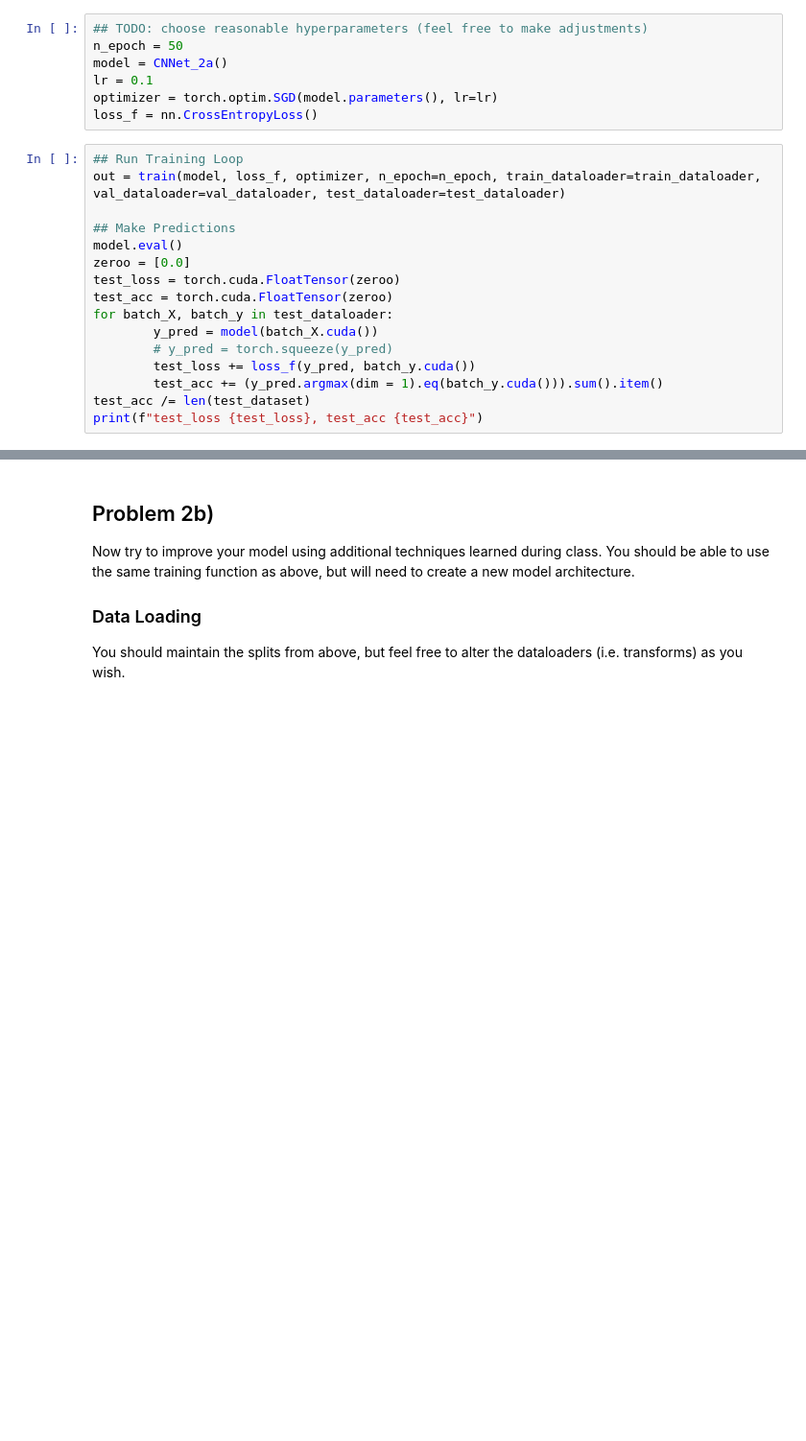
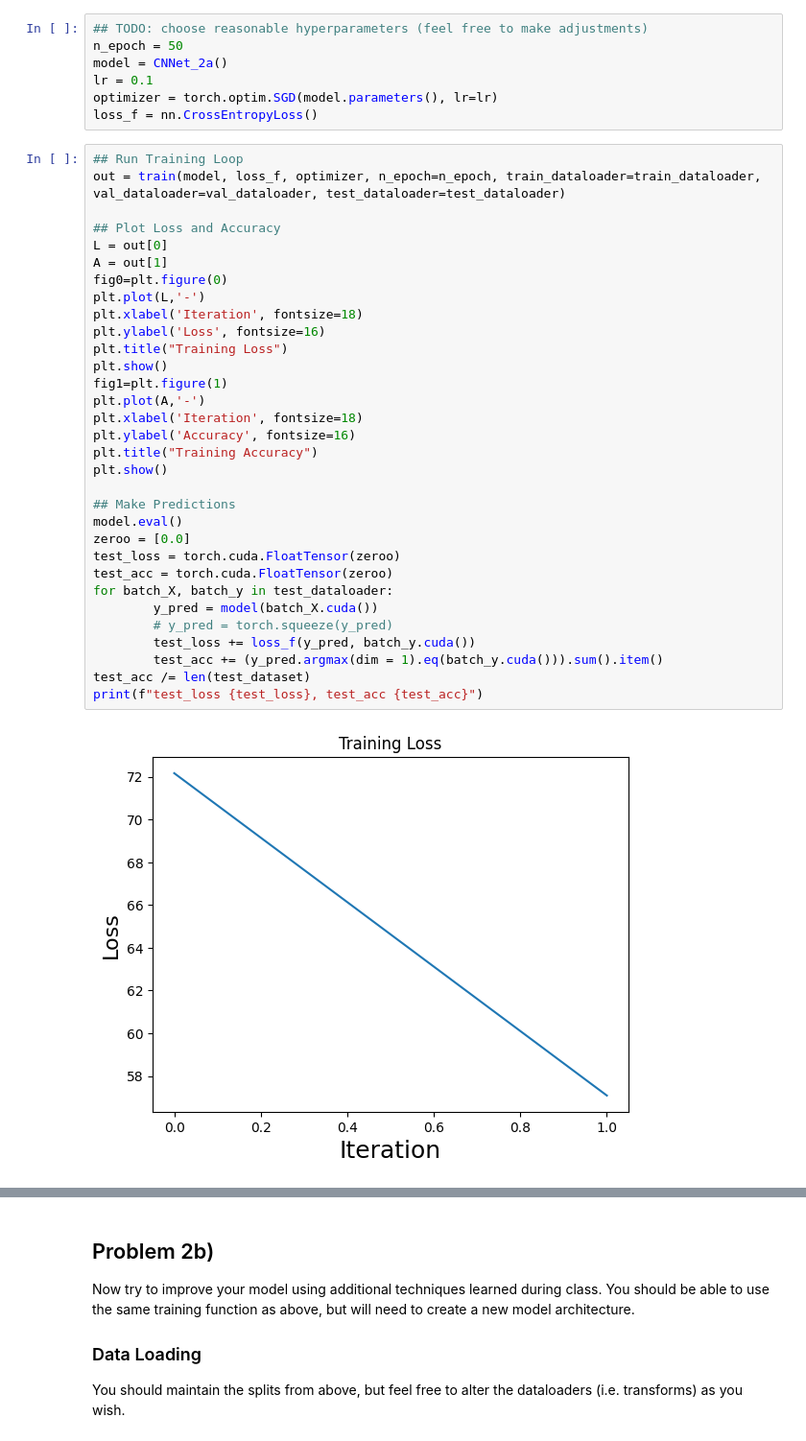
Before and after one commit to klxu03/ml-dl, a Jupyter notebook: HW4/DL4.ipynb, the cells around one changed output, grey strips where cells are left out. Shown at 96% size. Saved outputs shown, nothing was run; the diff lists cells and outputs as text; blank space fills up the shorter version.

Commit message:
Plotting 2

```diff
--- a/HW4/DL4.ipynb
+++ b/HW4/DL4.ipynb
@@ -896,17 +896,34 @@ loss_f = nn.CrossEntropyLoss()
 # %%
 ## Run Training Loop
 out = train(model, loss_f, optimizer, n_epoch=n_epoch, train_dataloader=train_dataloader, val_dataloader=val_dataloader, test_dataloader=test_dataloader)
+
+## Plot Loss and Accuracy
+L = out[0]
+A = out[1]
+fig0=plt.figure(0)
+plt.plot(L,'-')
+plt.xlabel('Iteration', fontsize=18)
+plt.ylabel('Loss', fontsize=16)
+plt.title("Training Loss")
+plt.show()
+fig1=plt.figure(1)
+plt.plot(A,'-')
+plt.xlabel('Iteration', fontsize=18)
+plt.ylabel('Accuracy', fontsize=16)
+plt.title("Training Accuracy")
+plt.show()
 
 ## Make Predictions
 model.eval()
 zeroo = [0.0]
 test_loss = torch.cuda.FloatTensor(zeroo)
 test_acc = torch.cuda.FloatTensor(zeroo)
 for batch_X, batch_y in test_dataloader:
         y_pred = model(batch_X.cuda())
         # y_pred = torch.squeeze(y_pred)
         test_loss += loss_f(y_pred, batch_y.cuda())
         test_acc += (y_pred.argmax(dim = 1).eq(batch_y.cuda())).sum().item()
 test_acc /= len(test_dataset)
 print(f"test_loss {test_loss}, test_acc {test_acc}")
 # %% [output]
+[figure, added]
```
Also changed, not shown: parts of 1 cell of this notebook.
